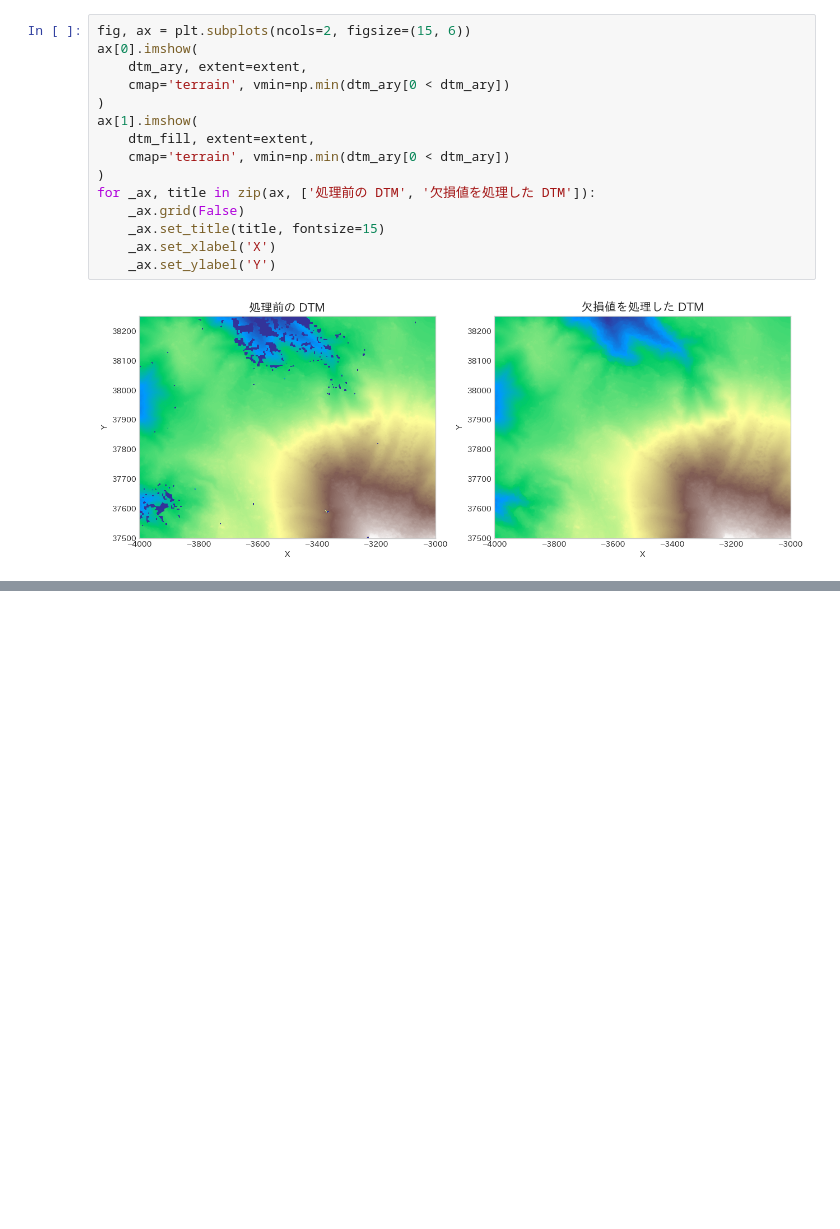
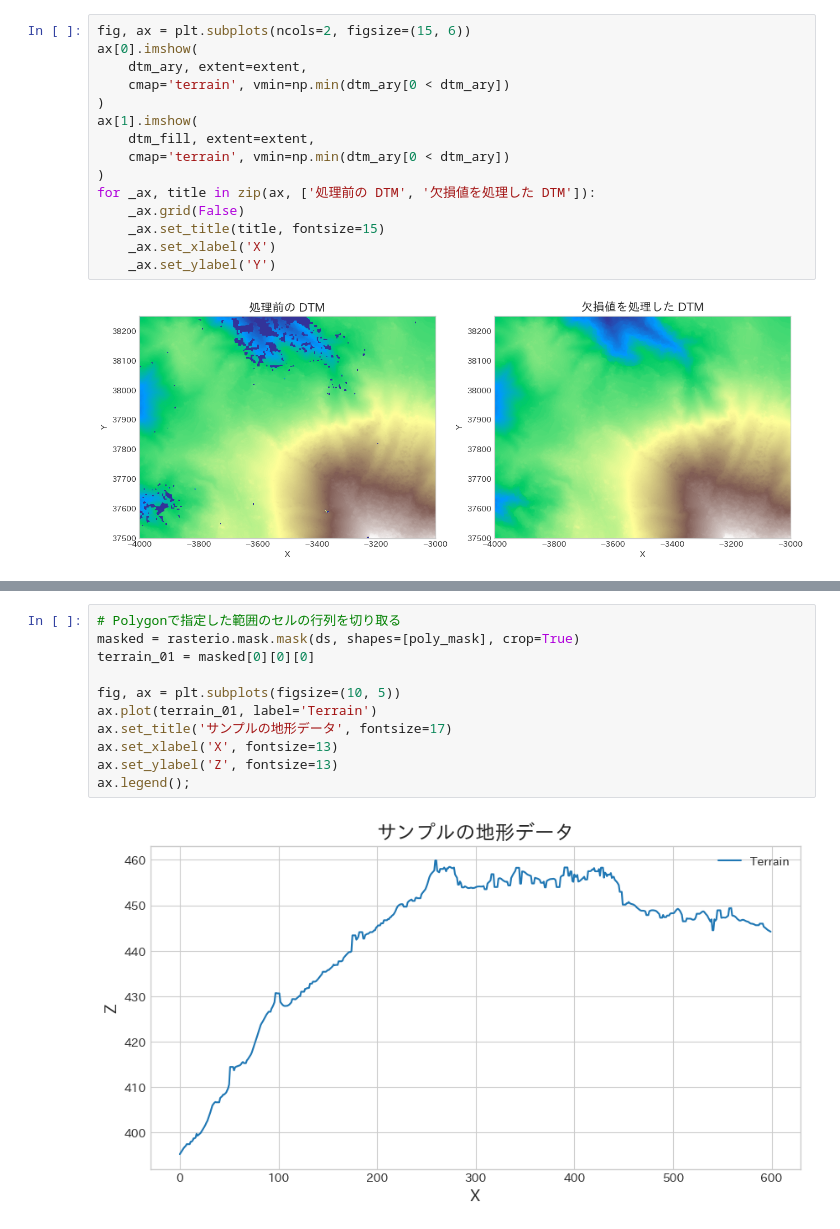
Before and after one commit to shingo405nagano/WriteZenn, a Jupyter notebook: notebooks/learn_lidar_session3_smoosing_dtm.ipynb, the cells around one changed output, grey strips where cells are left out. Drawn from its saved outputs; the diff is of its cells as text; blank space fills up the shorter version.

```diff
--- a/notebooks/learn_lidar_session3_smoosing_dtm.ipynb
+++ b/notebooks/learn_lidar_session3_smoosing_dtm.ipynb
@@ -206,0 +244,13 @@ for _ax, title in zip(ax, ['処理前の DTM', '欠損値を処理した DTM']):
+# %%
+# Polygonで指定した範囲のセルの行列を切り取る
+masked = rasterio.mask.mask(ds, shapes=[poly_mask], crop=True)
+terrain_01 = masked[0][0][0]
+
+fig, ax = plt.subplots(figsize=(10, 5))
+ax.plot(terrain_01, label='Terrain')
+ax.set_title('サンプルの地形データ', fontsize=17)
+ax.set_xlabel('X', fontsize=13)
+ax.set_ylabel('Z', fontsize=13)
+ax.legend();
+# %% [output]
+[figure, added]
```
Also changed, not shown: parts of 11 cells of this notebook.
